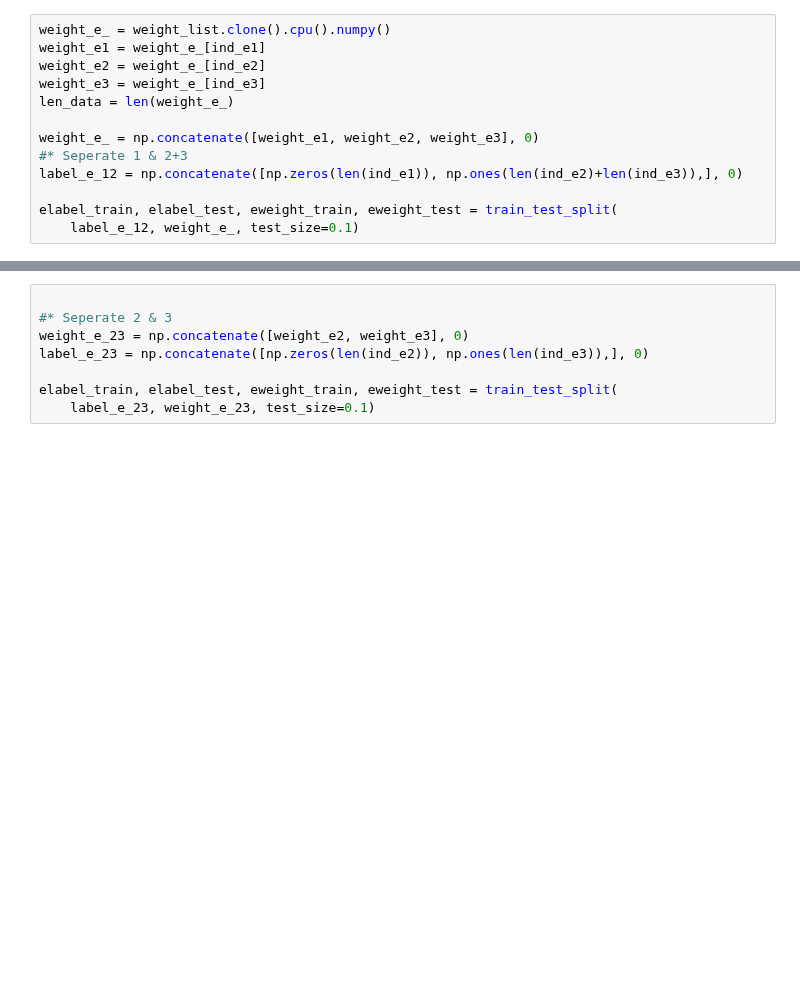
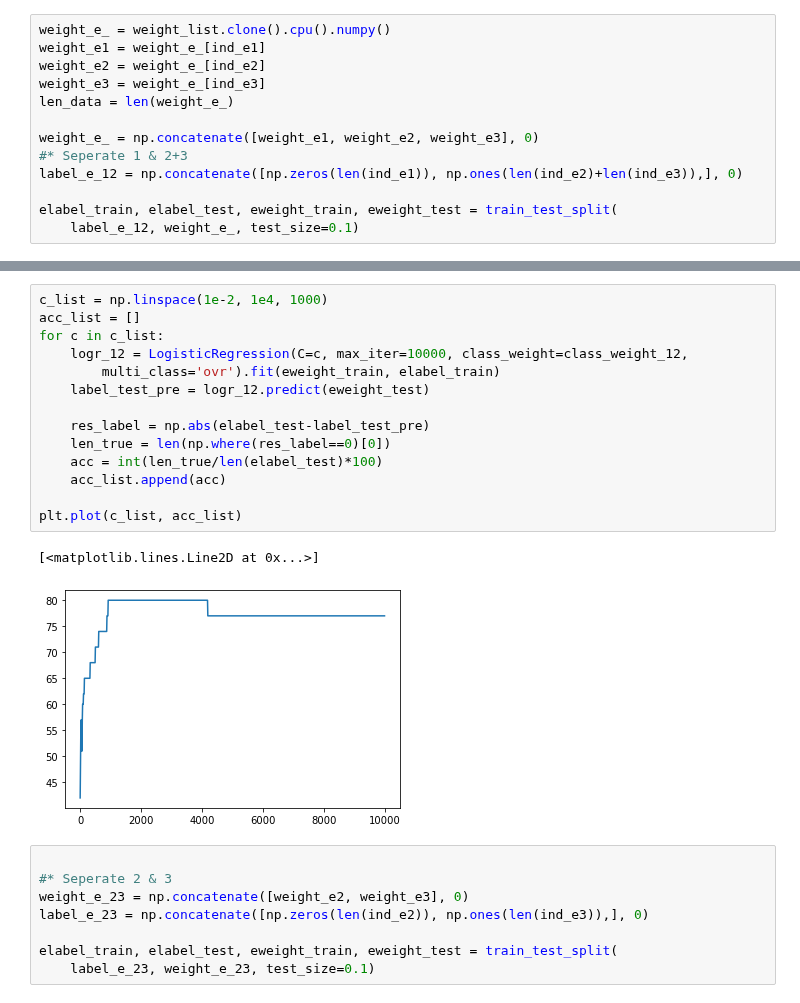
Before and after one commit to wzetto/MATools, a Jupyter notebook: CE_MC/cluster_nn_ce.ipynb, the cells around one changed output, grey strips where cells are left out. Drawn from its saved outputs; the diff is of its cells as text; blank space fills up the shorter version.

```diff
--- a/CE_MC/cluster_nn_ce.ipynb
+++ b/CE_MC/cluster_nn_ce.ipynb
@@ -547,3 +573,20 @@ plt.show()
+# %%
+c_list = np.linspace(1e-2, 1e4, 1000)
+acc_list = []
+for c in c_list:
+    logr_12 = LogisticRegression(C=c, max_iter=10000, class_weight=class_weight_12,
+        multi_class='ovr').fit(eweight_train, elabel_train)
+    label_test_pre = logr_12.predict(eweight_test)
+
+    res_label = np.abs(elabel_test-label_test_pre)
+    len_true = len(np.where(res_label==0)[0])
+    acc = int(len_true/len(elabel_test)*100)
+    acc_list.append(acc)
+
+plt.plot(c_list, acc_list)
+# %% [output]
+[<matplotlib.lines.Line2D at 0x...>]
+[figure, added]
 # %%
 
 #* Seperate 2 & 3
```
Also changed, not shown: parts of 15 cells of this notebook, 13 other files.
